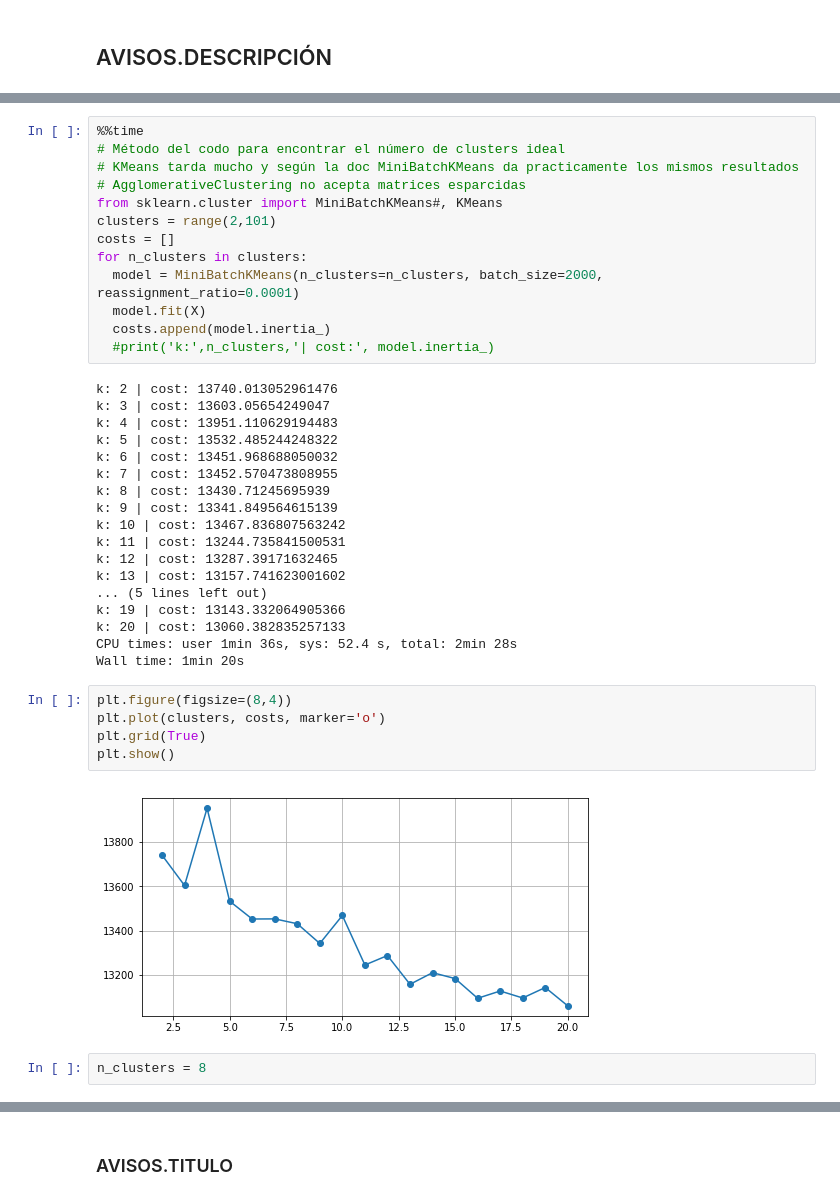
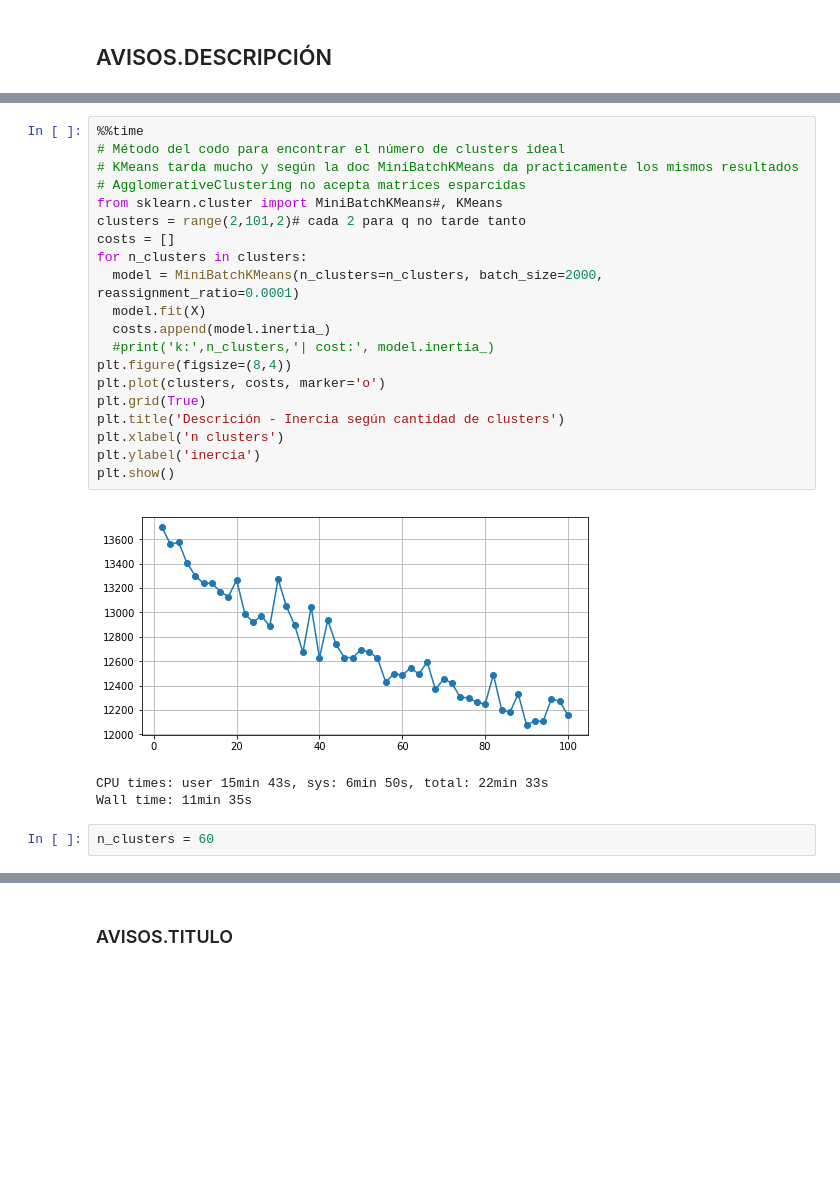
Before and after one commit to tbotalla/Datos1Q2018, a Jupyter notebook: parte2/prep2.ipynb, the cells around one changed output, grey strips where cells are left out. Cells and saved outputs as stored; diff of their text form; blank space fills up the shorter version.

```diff
--- a/parte2/prep2.ipynb
+++ b/parte2/prep2.ipynb
@@ -227,43 +255,29 @@ Wall time: 5min
 # %%
 %%time
 # Método del codo para encontrar el número de clusters ideal
 # KMeans tarda mucho y según la doc MiniBatchKMeans da practicamente los mismos resultados
 # AgglomerativeClustering no acepta matrices esparcidas
 from sklearn.cluster import MiniBatchKMeans#, KMeans
-clusters = range(2,101)
+clusters = range(2,101,2)# cada 2 para q no tarde tanto
 costs = []
 for n_clusters in clusters:
   model = MiniBatchKMeans(n_clusters=n_clusters, batch_size=2000, reassignment_ratio=0.0001)
   model.fit(X)
   costs.append(model.inertia_)
   #print('k:',n_clusters,'| cost:', model.inertia_)
+plt.figure(figsize=(8,4))
+plt.plot(clusters, costs, marker='o')
+plt.grid(True)
+plt.title('Descrición - Inercia según cantidad de clusters')
+plt.xlabel('n clusters')
+plt.ylabel('inercia')
+plt.show()
 # %% [output]
+[figure, added]
-k: 2 | cost: 13740.013052961476
-k: 3 | cost: 13603.05654249047
-k: 4 | cost: 13951.110629194483
-k: 5 | cost: 13532.485244248322
-k: 6 | cost: 13451.968688050032
-k: 7 | cost: 13452.570473808955
-k: 8 | cost: 13430.71245695939
-k: 9 | cost: 13341.849564615139
-k: 10 | cost: 13467.836807563242
-k: 11 | cost: 13244.735841500531
-k: 12 | cost: 13287.39171632465
-k: 13 | cost: 13157.741623001602
-... (5 lines left out)
-k: 19 | cost: 13143.332064905366
-k: 20 | cost: 13060.382835257133
-CPU times: user 1min 36s, sys: 52.4 s, total: 2min 28s
-Wall time: 1min 20s
+CPU times: user 15min 43s, sys: 6min 50s, total: 22min 33s
+Wall time: 11min 35s
-# %%
-plt.figure(figsize=(8,4))
-plt.plot(clusters, costs, marker='o')
-plt.grid(True)
-plt.show()
-# %% [output]
-[figure, removed]
 # %%
-n_clusters = 8
+n_clusters = 60
 # %%
 %%time
 mbkm_model = MiniBatchKMeans(n_clusters=n_clusters, batch_size=2000, reassignment_ratio=0.0001)
```
Also changed, not shown: parts of 33 cells of this notebook.
